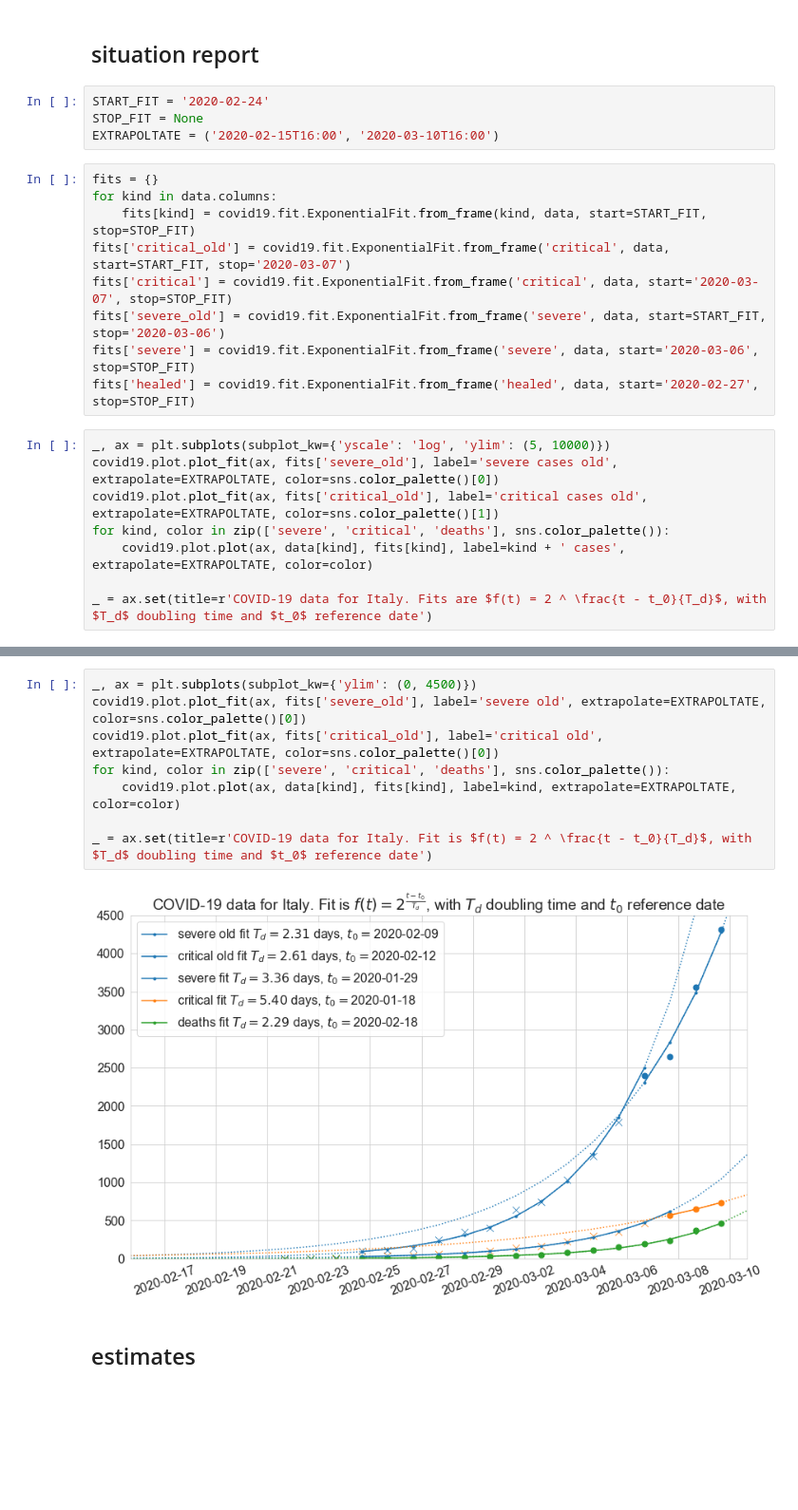
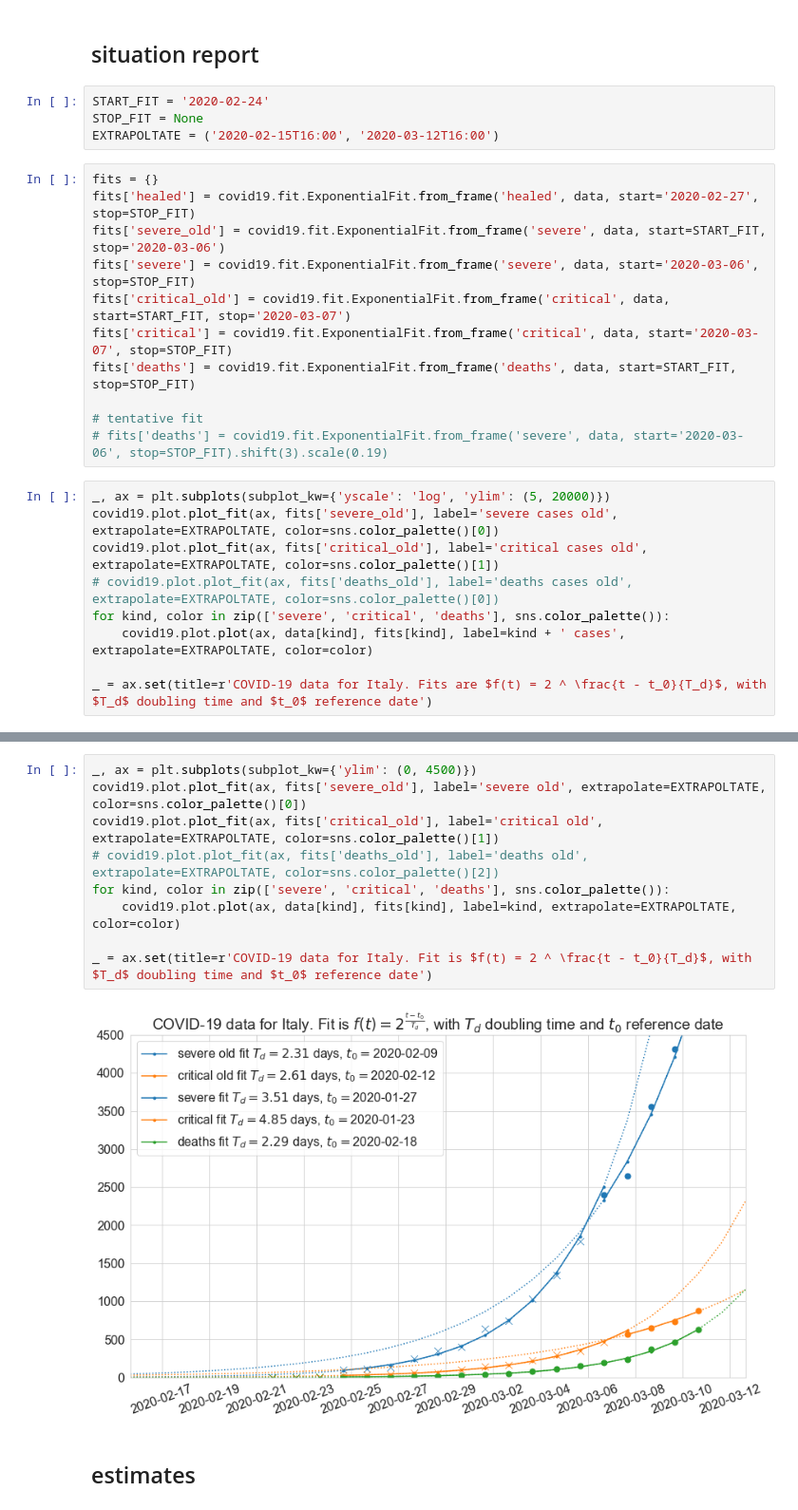
Before and after one commit to alexamici/covid-19-notebooks, a Jupyter notebook: notebooks/italy-situation-report.ipynb, the cells around one changed output, grey strips where cells are left out. Shown at 95% size. Cells and saved outputs as stored; diff of their text form; blank space fills up the shorter version.

```diff
--- a/notebooks/italy-situation-report.ipynb
+++ b/notebooks/italy-situation-report.ipynb
@@ -48,20 +48,23 @@ data
 # %%
 START_FIT = '2020-02-24'
 STOP_FIT = None
-EXTRAPOLTATE = ('2020-02-15T16:00', '2020-03-10T16:00')
+EXTRAPOLTATE = ('2020-02-15T16:00', '2020-03-12T16:00')
 # %%
 fits = {}
-for kind in data.columns:
-    fits[kind] = covid19.fit.ExponentialFit.from_frame(kind, data, start=START_FIT, stop=STOP_FIT)
+fits['healed'] = covid19.fit.ExponentialFit.from_frame('healed', data, start='2020-02-27', stop=STOP_FIT)
+fits['severe_old'] = covid19.fit.ExponentialFit.from_frame('severe', data, start=START_FIT, stop='2020-03-06')
+fits['severe'] = covid19.fit.ExponentialFit.from_frame('severe', data, start='2020-03-06', stop=STOP_FIT)
 fits['critical_old'] = covid19.fit.ExponentialFit.from_frame('critical', data, start=START_FIT, stop='2020-03-07')
 fits['critical'] = covid19.fit.ExponentialFit.from_frame('critical', data, start='2020-03-07', stop=STOP_FIT)
-fits['severe_old'] = covid19.fit.ExponentialFit.from_frame('severe', data, start=START_FIT, stop='2020-03-06')
-fits['severe'] = covid19.fit.ExponentialFit.from_frame('severe', data, start='2020-03-06', stop=STOP_FIT)
-fits['healed'] = covid19.fit.ExponentialFit.from_frame('healed', data, start='2020-02-27', stop=STOP_FIT)
+fits['deaths'] = covid19.fit.ExponentialFit.from_frame('deaths', data, start=START_FIT, stop=STOP_FIT)
+
+# tentative fit
+# fits['deaths'] = covid19.fit.ExponentialFit.from_frame('severe', data, start='2020-03-06', stop=STOP_FIT).shift(3).scale(0.19)
 # %%
-_, ax = plt.subplots(subplot_kw={'yscale': 'log', 'ylim': (5, 10000)})
+_, ax = plt.subplots(subplot_kw={'yscale': 'log', 'ylim': (5, 20000)})
 covid19.plot.plot_fit(ax, fits['severe_old'], label='severe cases old', extrapolate=EXTRAPOLTATE, color=sns.color_palette()[0])
 covid19.plot.plot_fit(ax, fits['critical_old'], label='critical cases old', extrapolate=EXTRAPOLTATE, color=sns.color_palette()[1])
+# covid19.plot.plot_fit(ax, fits['deaths_old'], label='deaths cases old', extrapolate=EXTRAPOLTATE, color=sns.color_palette()[0])
 for kind, color in zip(['severe', 'critical', 'deaths'], sns.color_palette()):
     covid19.plot.plot(ax, data[kind], fits[kind], label=kind + ' cases', extrapolate=EXTRAPOLTATE, color=color)
 
@@ -71,13 +74,14 @@ _ = ax.set(title=r'COVID-19 data for Italy. Fits are $f(t) = 2 ^ \frac{t - t_0}{
 # %%
 _, ax = plt.subplots(subplot_kw={'ylim': (0, 4500)})
 covid19.plot.plot_fit(ax, fits['severe_old'], label='severe old', extrapolate=EXTRAPOLTATE, color=sns.color_palette()[0])
-covid19.plot.plot_fit(ax, fits['critical_old'], label='critical old', extrapolate=EXTRAPOLTATE, color=sns.color_palette()[0])
+covid19.plot.plot_fit(ax, fits['critical_old'], label='critical old', extrapolate=EXTRAPOLTATE, color=sns.color_palette()[1])
+# covid19.plot.plot_fit(ax, fits['deaths_old'], label='deaths old', extrapolate=EXTRAPOLTATE, color=sns.color_palette()[2])
 for kind, color in zip(['severe', 'critical', 'deaths'], sns.color_palette()):
     covid19.plot.plot(ax, data[kind], fits[kind], label=kind, extrapolate=EXTRAPOLTATE, color=color)
 
 _ = ax.set(title=r'COVID-19 data for Italy. Fit is $f(t) = 2 ^ \frac{t - t_0}{T_d}$, with $T_d$ doubling time and $t_0$ reference date')
 # %% [output]
-[figure, old version]
+[figure, new version]
 # %% [markdown]
 ## estimates
 # %%
```
Also changed, not shown: parts of 3 cells of this notebook, 2 other files.
